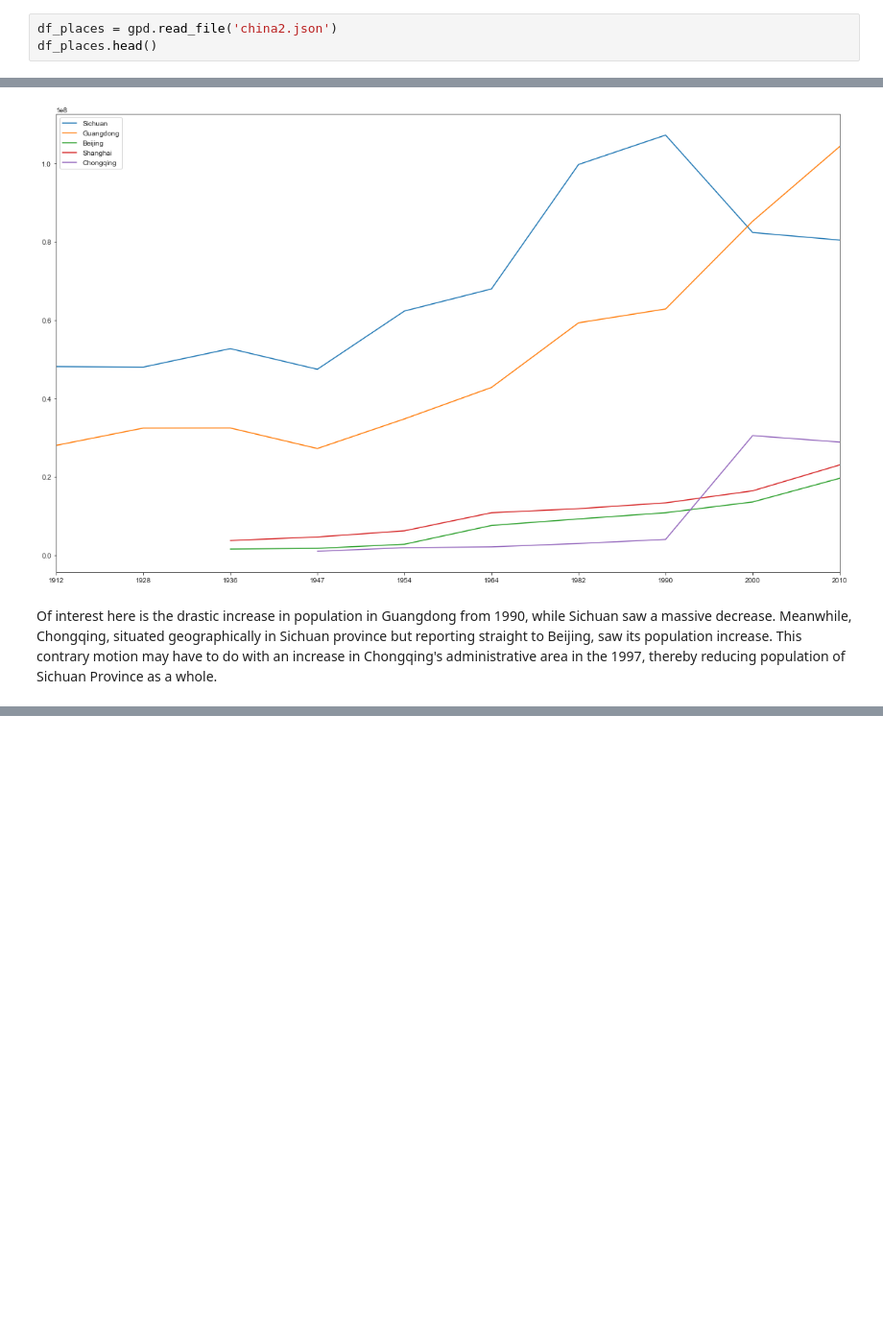
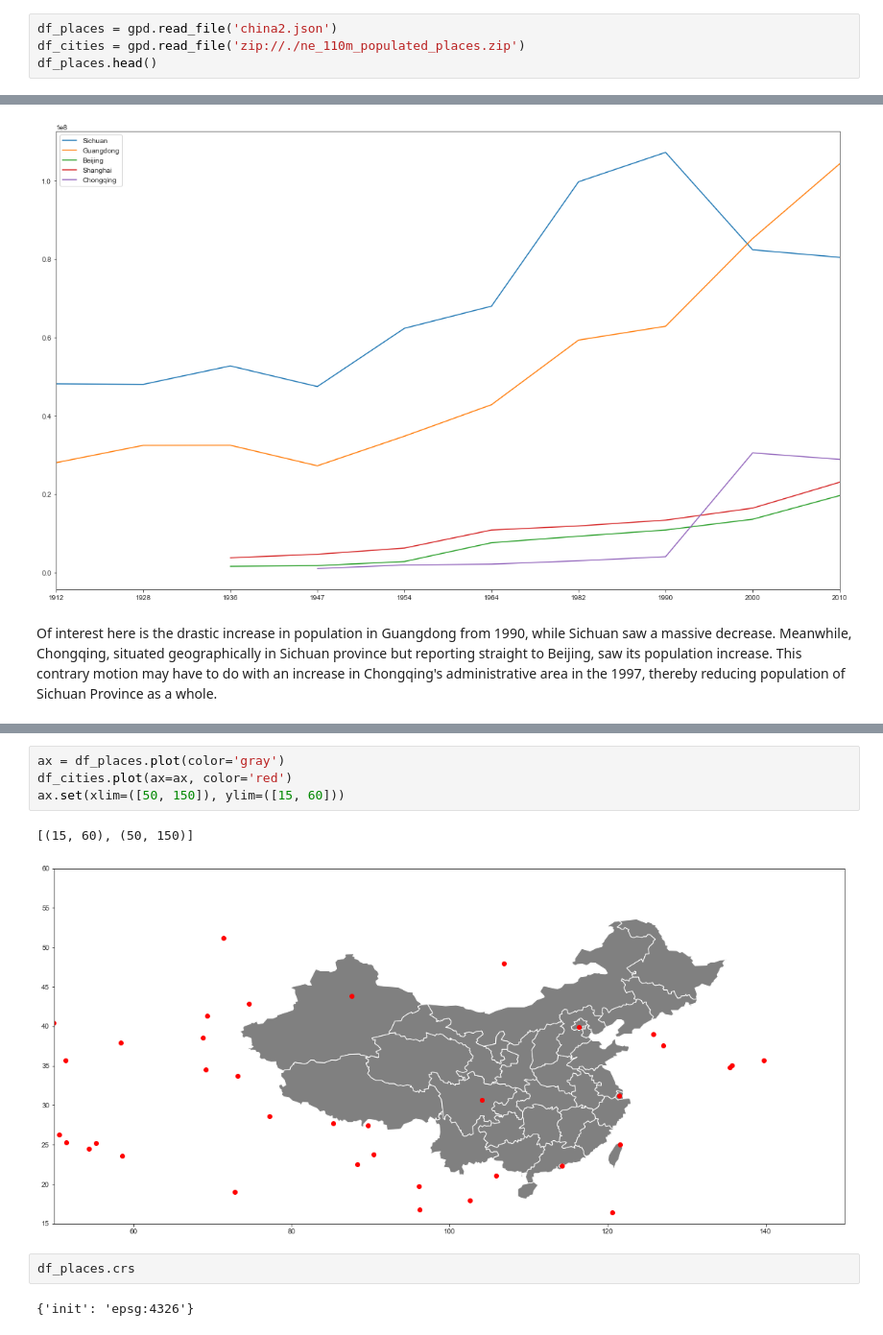
Before and after one commit to simprism/china-population-map, a Jupyter notebook: china-map.ipynb, the cells around one changed output, grey strips where cells are left out. Shown: that part at 96% size. Drawn from its saved outputs; the diff is of its cells as text; blank space fills up the shorter version.

Commit message:
experiment with cities

```diff
--- a/china-map.ipynb
+++ b/china-map.ipynb
@@ -13,6 +13,7 @@ sns.set_style('ticks')
 Read in data
 # %%
 df_places = gpd.read_file('china2.json')
+df_cities = gpd.read_file('zip://./ne_110m_populated_places.zip')
 df_places.head()
 # %% [output]
 |  | id | size | name | childNum | population | GDPpc | illiteracy | geometry |
@@ -202,0 +213,11 @@ Of interest here is the drastic increase in population in Guangdong from 1990, w
+# %%
+ax = df_places.plot(color='gray')
+df_cities.plot(ax=ax, color='red')
+ax.set(xlim=([50, 150]), ylim=([15, 60]))
+# %% [output]
+[(15, 60), (50, 150)]
+[figure, added]
+# %%
+df_places.crs
+# %% [output]
+{'init': 'epsg:4326'}
```
Also changed, not shown: parts of 1 cell of this notebook.
